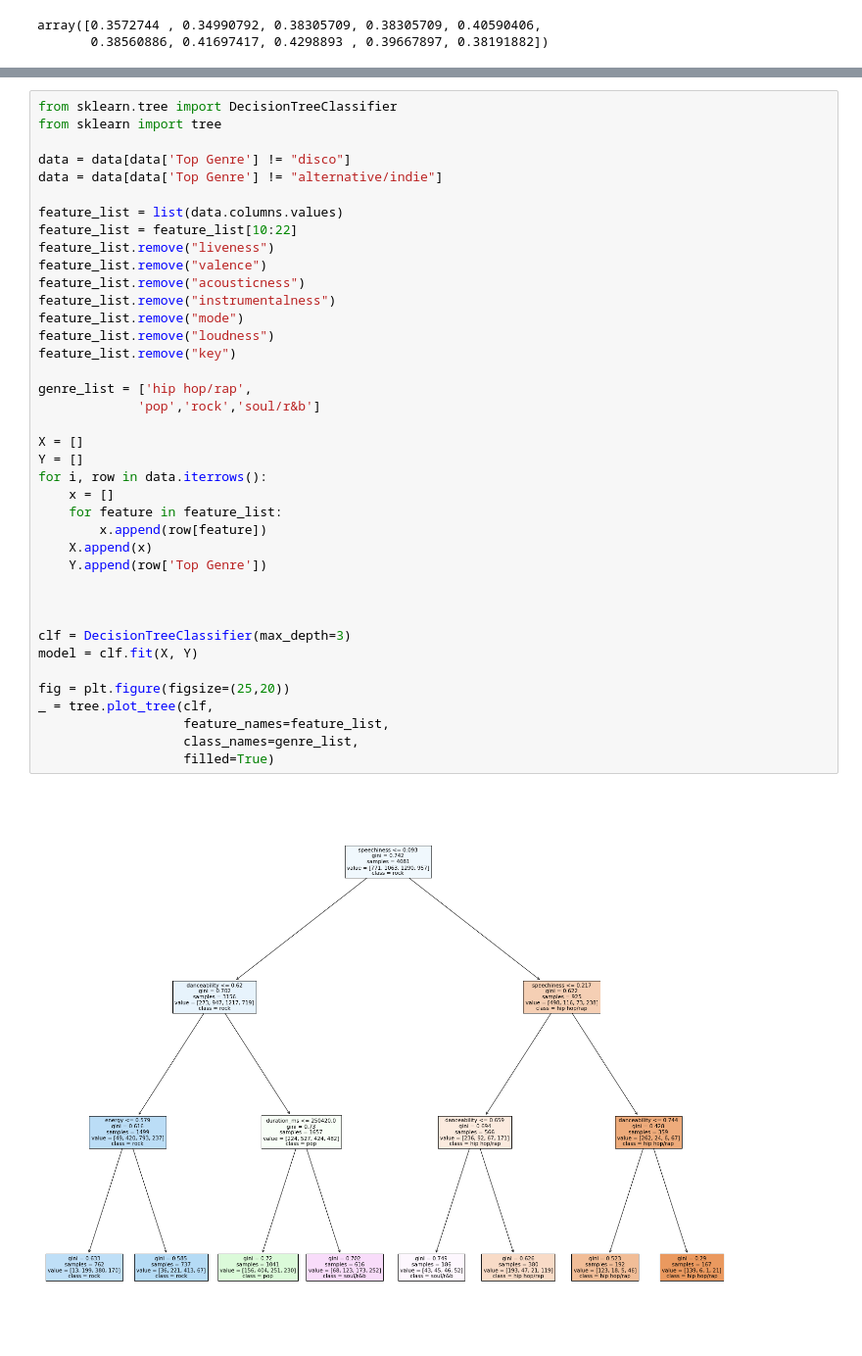
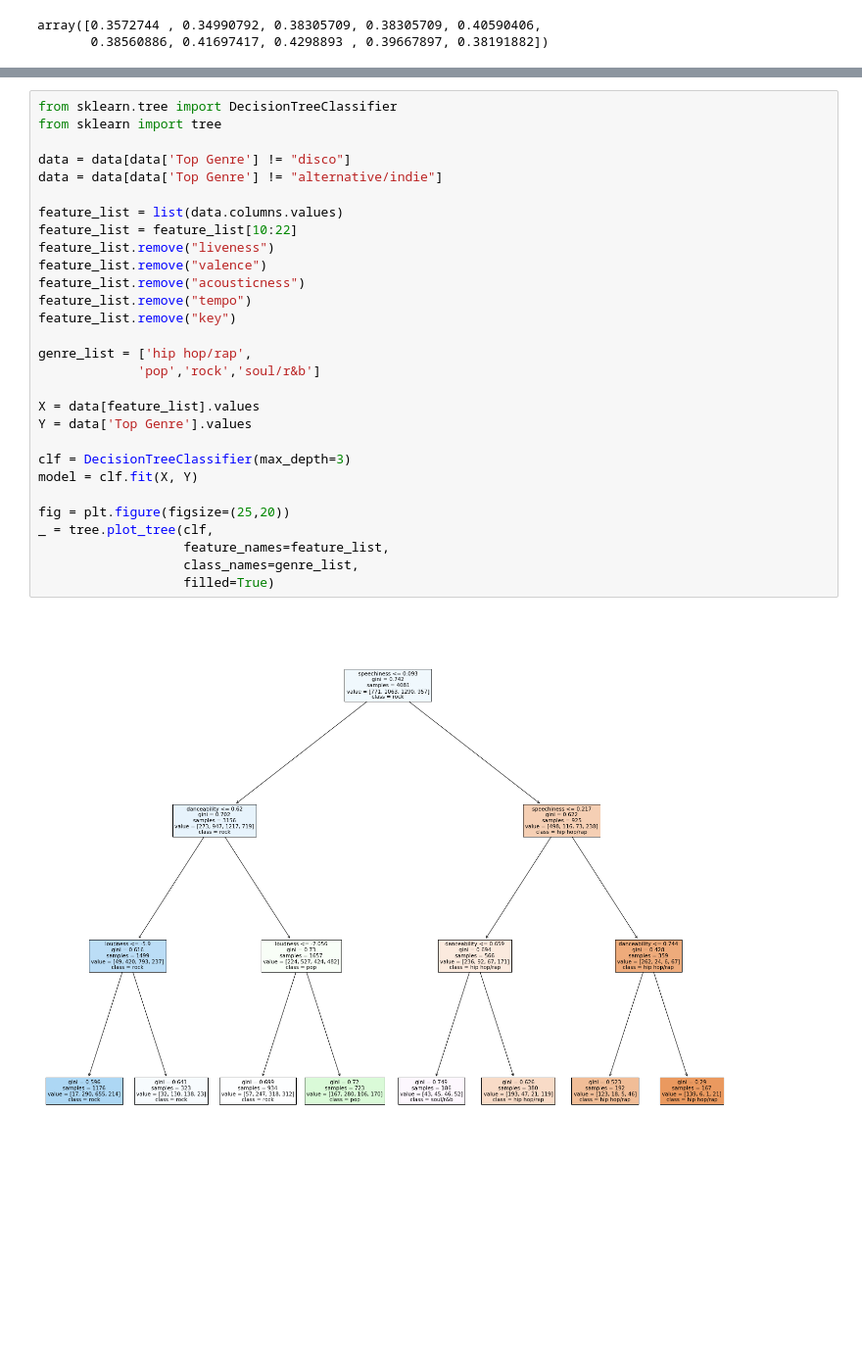
Before and after one commit to aholtz06/CMSC320_Final, a Jupyter notebook: src/Genre_Exploration.ipynb, the cells around one changed output, grey strips where cells are left out. Shown at 98% size. Saved outputs shown, nothing was run; the diff lists cells and outputs as text; blank space fills up the shorter version.

Commit message:
Edits to genre models

```diff
--- a/src/Genre_Exploration.ipynb
+++ b/src/Genre_Exploration.ipynb
@@ -272,44 +226,34 @@ alternative/indie       0.43      0.06      0.11        47
 # %%
 from sklearn.tree import DecisionTreeClassifier
 from sklearn import tree
 
 data = data[data['Top Genre'] != "disco"]
 data = data[data['Top Genre'] != "alternative/indie"]
 
 feature_list = list(data.columns.values)
 feature_list = feature_list[10:22]
 feature_list.remove("liveness")
 feature_list.remove("valence")
 feature_list.remove("acousticness")
-feature_list.remove("instrumentalness")
-feature_list.remove("mode")
-feature_list.remove("loudness")
+feature_list.remove("tempo")
 feature_list.remove("key")
 
 genre_list = ['hip hop/rap',
              'pop','rock','soul/r&b']
 
-X = []
-Y = []
-for i, row in data.iterrows():
-    x = []
-    for feature in feature_list:
-        x.append(row[feature])
-    X.append(x)
-    Y.append(row['Top Genre'])
-
-
+X = data[feature_list].values
+Y = data['Top Genre'].values
 
 clf = DecisionTreeClassifier(max_depth=3)
 model = clf.fit(X, Y)
 
 fig = plt.figure(figsize=(25,20))
 _ = tree.plot_tree(clf,
                    feature_names=feature_list,
                    class_names=genre_list,
                    filled=True)
 # %% [output]
-[figure, old version]
+[figure, new version]
 # %%
 X_train, X_test, Y_train, Y_test = train_test_split(X, Y,
                                                     stratify=Y,
```
Also changed, not shown: parts of 10 cells of this notebook.
